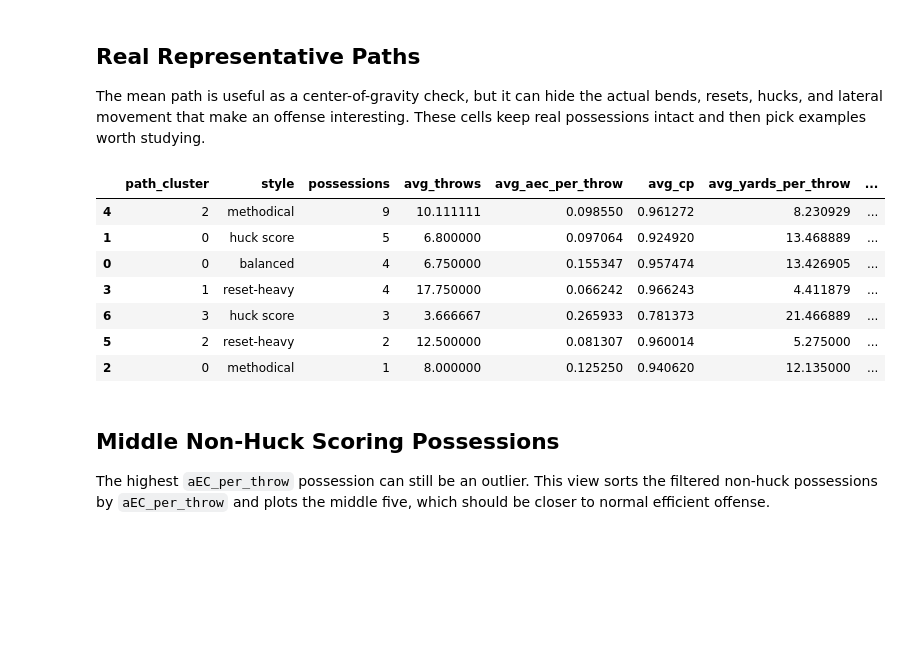
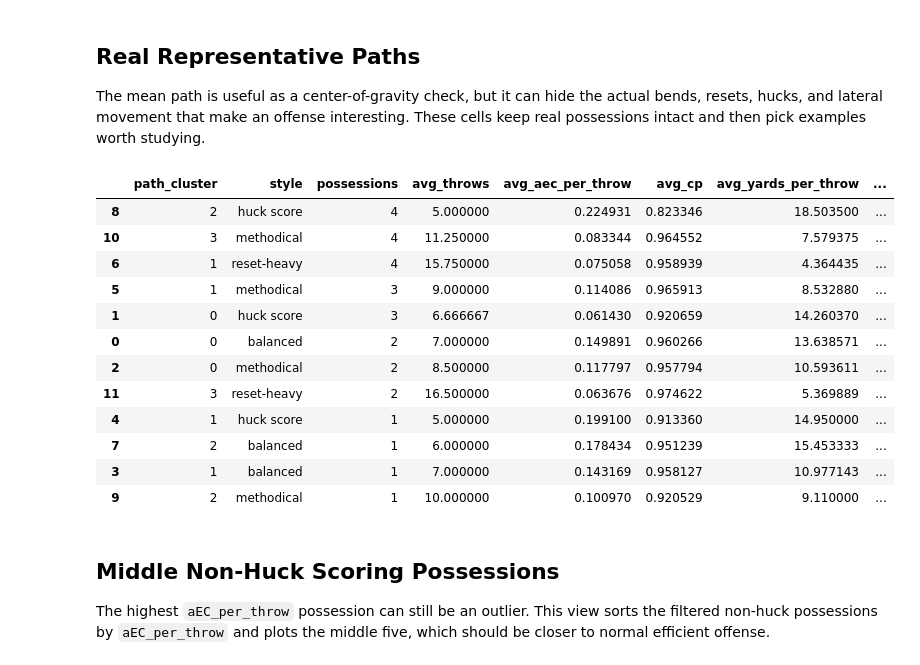
Before and after one commit to Tttaussig33/frisbee-analytics, a Jupyter notebook: notebooks/06_shownspace_path_visuals.ipynb, the cells around one changed output. Saved outputs shown, nothing was run; the diff lists cells and outputs as text; code cells hidden in the pictures; blank space fills up the shorter version.

```diff
--- a/notebooks/06_shownspace_path_visuals.ipynb
+++ b/notebooks/06_shownspace_path_visuals.ipynb
@@ -263,18 +287,23 @@ fig.show()
 
 The mean path is useful as a center-of-gravity check, but it can hide the actual bends, resets, hucks, and lateral movement that make an offense interesting. These cells keep real possessions intact and then pick examples worth studying.
 # %%
-clustered_possessions = cluster_scoring_possessions(analysis_possessions, n_clusters=4)
+clustered_possessions = cluster_scoring_possessions(analysis_possessions, analysis_paths, n_clusters=4)
 cluster_summary = summarize_path_clusters(clustered_possessions)
 cluster_summary
 # %% [output]
 |  | path_cluster | style | possessions | avg_throws | avg_aec_per_throw | avg_cp | avg_yards_per_throw | ... |
-| 4 | 2 | methodical | 9 | 10.111111 | 0.098550 | 0.961272 | 8.230929 | ... |
-| 1 | 0 | huck score | 5 | 6.800000 | 0.097064 | 0.924920 | 13.468889 | ... |
-| 0 | 0 | balanced | 4 | 6.750000 | 0.155347 | 0.957474 | 13.426905 | ... |
-| 3 | 1 | reset-heavy | 4 | 17.750000 | 0.066242 | 0.966243 | 4.411879 | ... |
-| 6 | 3 | huck score | 3 | 3.666667 | 0.265933 | 0.781373 | 21.466889 | ... |
-| 5 | 2 | reset-heavy | 2 | 12.500000 | 0.081307 | 0.960014 | 5.275000 | ... |
-| 2 | 0 | methodical | 1 | 8.000000 | 0.125250 | 0.940620 | 12.135000 | ... |
+| 8 | 2 | huck score | 4 | 5.000000 | 0.224931 | 0.823346 | 18.503500 | ... |
+| 10 | 3 | methodical | 4 | 11.250000 | 0.083344 | 0.964552 | 7.579375 | ... |
+| 6 | 1 | reset-heavy | 4 | 15.750000 | 0.075058 | 0.958939 | 4.364435 | ... |
+| 5 | 1 | methodical | 3 | 9.000000 | 0.114086 | 0.965913 | 8.532880 | ... |
+| 1 | 0 | huck score | 3 | 6.666667 | 0.061430 | 0.920659 | 14.260370 | ... |
+| 0 | 0 | balanced | 2 | 7.000000 | 0.149891 | 0.960266 | 13.638571 | ... |
+| 2 | 0 | methodical | 2 | 8.500000 | 0.117797 | 0.957794 | 10.593611 | ... |
+| 11 | 3 | reset-heavy | 2 | 16.500000 | 0.063676 | 0.974622 | 5.369889 | ... |
+| 4 | 1 | huck score | 1 | 5.000000 | 0.199100 | 0.913360 | 14.950000 | ... |
+| 7 | 2 | balanced | 1 | 6.000000 | 0.178434 | 0.951239 | 15.453333 | ... |
+| 3 | 1 | balanced | 1 | 7.000000 | 0.143169 | 0.958127 | 10.977143 | ... |
+| 9 | 2 | methodical | 1 | 10.000000 | 0.100970 | 0.920529 | 9.110000 | ... |
 # %%
 # Try to show each representative path from a different game when possible.
 representative_paths = select_representative_paths(
```
Also changed, not shown: parts of 6 cells of this notebook, 2 other files.
